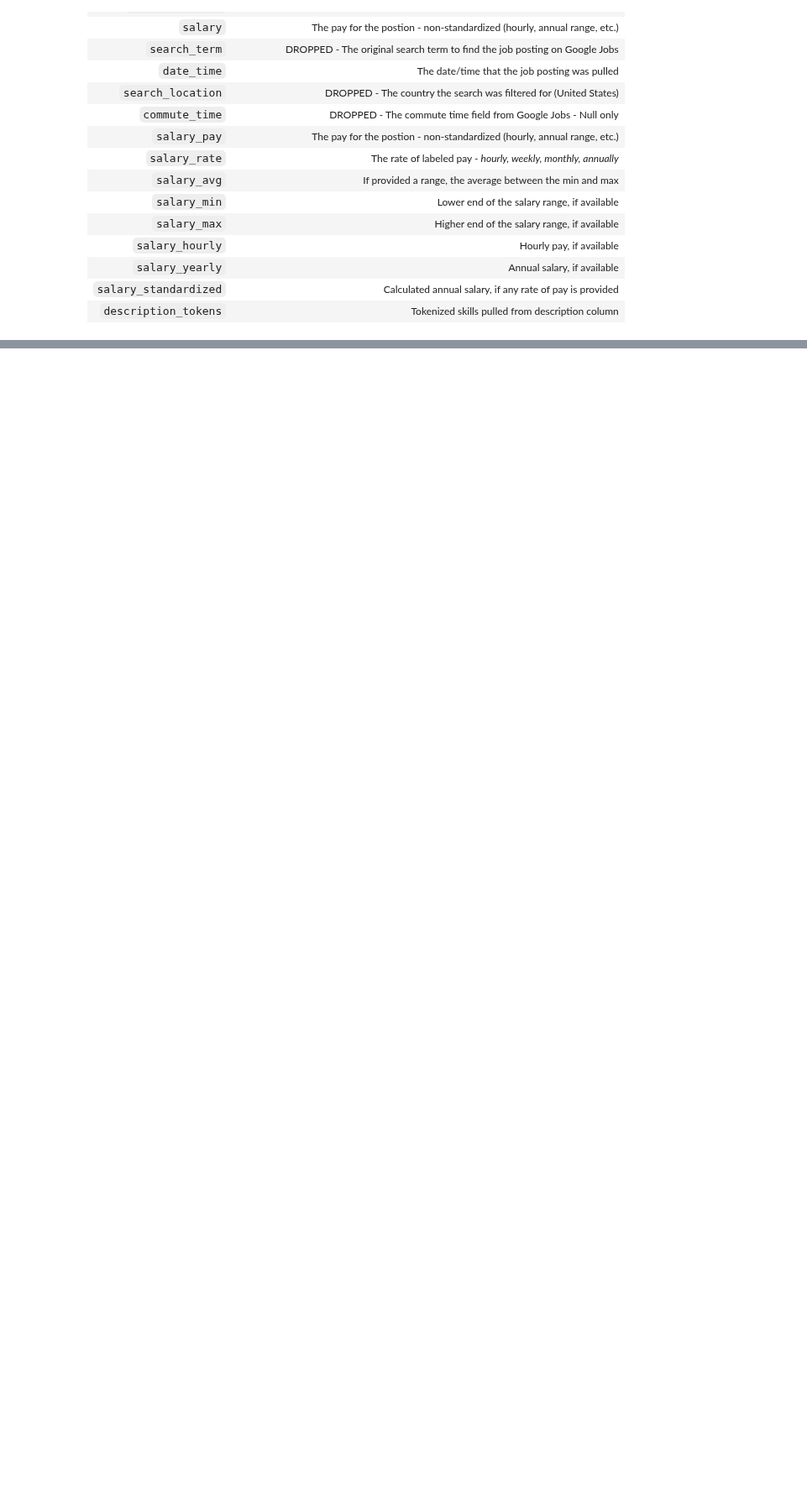
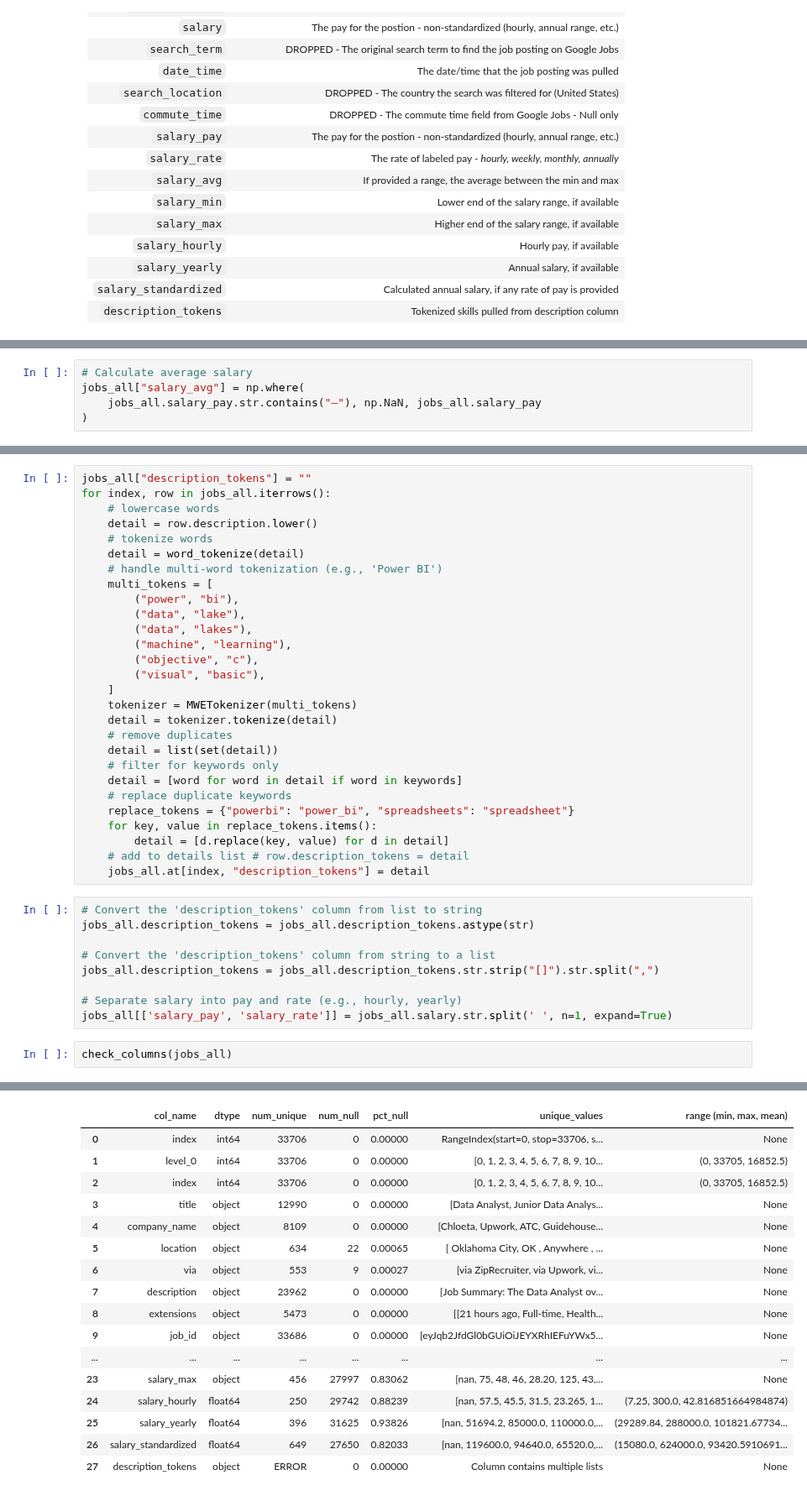
Before and after one commit to Decoding-Data-Jobs/data-jobs-project, a Jupyter notebook: schmitz_working/schmitz_draft.ipynb, the cells around one changed output, grey strips where cells are left out. Shown at 84% size. Drawn from its saved outputs; the diff is of its cells as text; blank space fills up the shorter version.

```diff
--- a/schmitz_working/schmitz_draft.ipynb
+++ b/schmitz_working/schmitz_draft.ipynb
@@ -256,0 +281,5 @@ Name: count, Length: 1301, dtype: int64
+# %%
+# Calculate average salary
+jobs_all["salary_avg"] = np.where(
+    jobs_all.salary_pay.str.contains("–"), np.NaN, jobs_all.salary_pay
+)
@@ -256,0 +611,40 @@ Name: count, Length: 1301, dtype: int64
+# %%
+jobs_all["description_tokens"] = ""
+for index, row in jobs_all.iterrows():
+    # lowercase words
+    detail = row.description.lower()
+    # tokenize words
+    detail = word_tokenize(detail)
+    # handle multi-word tokenization (e.g., 'Power BI')
+    multi_tokens = [
+        ("power", "bi"),
+        ("data", "lake"),
+        ("data", "lakes"),
+        ("machine", "learning"),
+        ("objective", "c"),
+        ("visual", "basic"),
+    ]
+    tokenizer = MWETokenizer(multi_tokens)
+    detail = tokenizer.tokenize(detail)
+    # remove duplicates
+    detail = list(set(detail))
+    # filter for keywords only
+    detail = [word for word in detail if word in keywords]
+    # replace duplicate keywords
+    replace_tokens = {"powerbi": "power_bi", "spreadsheets": "spreadsheet"}
+    for key, value in replace_tokens.items():
+        detail = [d.replace(key, value) for d in detail]
+    # add to details list # row.description_tokens = detail
+    jobs_all.at[index, "description_tokens"] = detail
+# %%
+# Convert the 'description_tokens' column from list to string
+jobs_all.description_tokens = jobs_all.description_tokens.astype(str)
+
+# Convert the 'description_tokens' column from string to a list
+jobs_all.description_tokens = jobs_all.description_tokens.str.strip("[]").str.split(",")
+
+# Separate salary into pay and rate (e.g., hourly, yearly)
+jobs_all[['salary_pay', 'salary_rate']] = jobs_all.salary.str.split(' ', n=1, expand=True)
+# %%
+check_columns(jobs_all)
+# %% [output]
@@ -256,0 +653,17 @@ Name: count, Length: 1301, dtype: int64
+|  | col_name | dtype | num_unique | num_null | pct_null | unique_values | range (min, max, mean) |
+| 0 | index | int64 | 33706 | 0 | 0.00000 | RangeIndex(start=0, stop=33706, s... | None |
+| 1 | level_0 | int64 | 33706 | 0 | 0.00000 | [0, 1, 2, 3, 4, 5, 6, 7, 8, 9, 10... | (0, 33705, 16852.5) |
+| 2 | index | int64 | 33706 | 0 | 0.00000 | [0, 1, 2, 3, 4, 5, 6, 7, 8, 9, 10... | (0, 33705, 16852.5) |
+| 3 | title | object | 12990 | 0 | 0.00000 | [Data Analyst, Junior Data Analys... | None |
+| 4 | company_name | object | 8109 | 0 | 0.00000 | [Chloeta, Upwork, ATC, Guidehouse... | None |
+| 5 | location | object | 634 | 22 | 0.00065 | [ Oklahoma City, OK , Anywhere , ... | None |
+| 6 | via | object | 553 | 9 | 0.00027 | [via ZipRecruiter, via Upwork, vi... | None |
+| 7 | description | object | 23962 | 0 | 0.00000 | [Job Summary: The Data Analyst ov... | None |
+| 8 | extensions | object | 5473 | 0 | 0.00000 | [[21 hours ago, Full-time, Health... | None |
+| 9 | job_id | object | 33686 | 0 | 0.00000 | [eyJqb2JfdGl0bGUiOiJEYXRhIEFuYWx5... | None |
+| ... | ... | ... | ... | ... | ... | ... | ... |
+| 23 | salary_max | object | 456 | 27997 | 0.83062 | [nan, 75, 48, 46, 28.20, 125, 43,... | None |
+| 24 | salary_hourly | float64 | 250 | 29742 | 0.88239 | [nan, 57.5, 45.5, 31.5, 23.265, 1... | (7.25, 300.0, 42.816851664984874) |
+| 25 | salary_yearly | float64 | 396 | 31625 | 0.93826 | [nan, 51694.2, 85000.0, 110000.0,... | (29289.84, 288000.0, 101821.67734... |
+| 26 | salary_standardized | float64 | 649 | 27650 | 0.82033 | [nan, 119600.0, 94640.0, 65520.0,... | (15080.0, 624000.0, 93420.5910691... |
+| 27 | description_tokens | object | ERROR | 0 | 0.00000 | Column contains multiple lists | None |
```
Also changed, not shown: parts of 31 cells of this notebook.
